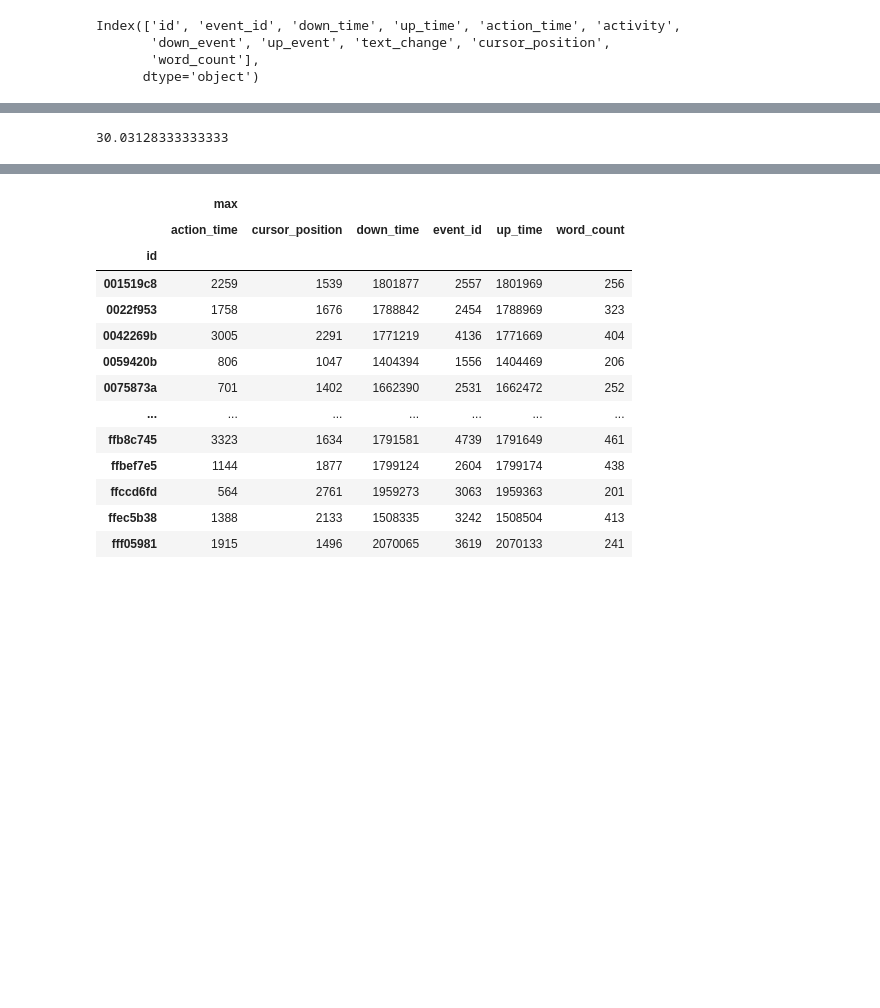
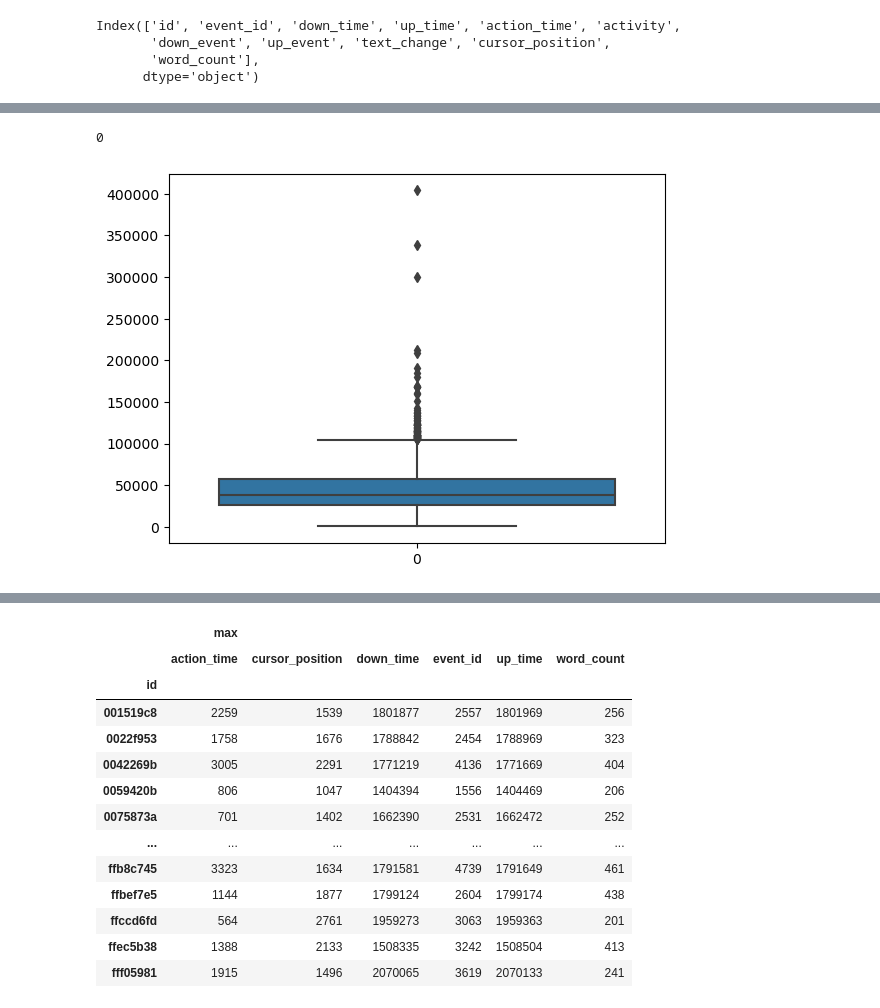
Before and after one commit to dvdhartsman/writing_processes_to_quality, a Jupyter notebook: Writing_Processes.ipynb, the cells around one changed output, grey strips where cells are left out. Drawn from its saved outputs; the diff is of its cells as text; code cells hidden in the pictures; blank space fills up the shorter version.

```diff
--- a/Writing_Processes.ipynb
+++ b/Writing_Processes.ipynb
@@ -351,0 +590,4 @@ Index(['id', 'event_id', 'down_time', 'up_time', 'action_time', 'activity',
+# %%
+# Added to the initial block of groupby_id agg function in grand daddy block
+
+df["revisions"] = (df['cursor_position'] < df['cursor_position'].shift(1)).astype(int)
@@ -351,0 +667,4 @@ Index(['id', 'event_id', 'down_time', 'up_time', 'action_time', 'activity',
+# %%
+df["pause_time"] = 0
+# %%
+df.loc[df["activity"] == "Nonproduction", 'pause_time'] = df.loc[df["activity"] == "Nonproduction", "action_time"]
@@ -352,4 +681,8 @@ Index(['id', 'event_id', 'down_time', 'up_time', 'action_time', 'activity',
+# %%
+df['pause_time'].isna().sum()
+# %% [output]
+0
 # %%
-df.loc[df['id'] == '001519c8', 'down_time'].max()/1000/60
+sns.boxplot(data=df.groupby('id')["down_time"].sum()/1000/60);
 # %% [output]
-30.03128333333333
+[figure, added]
```
Also changed, not shown: parts of 152 cells of this notebook.
